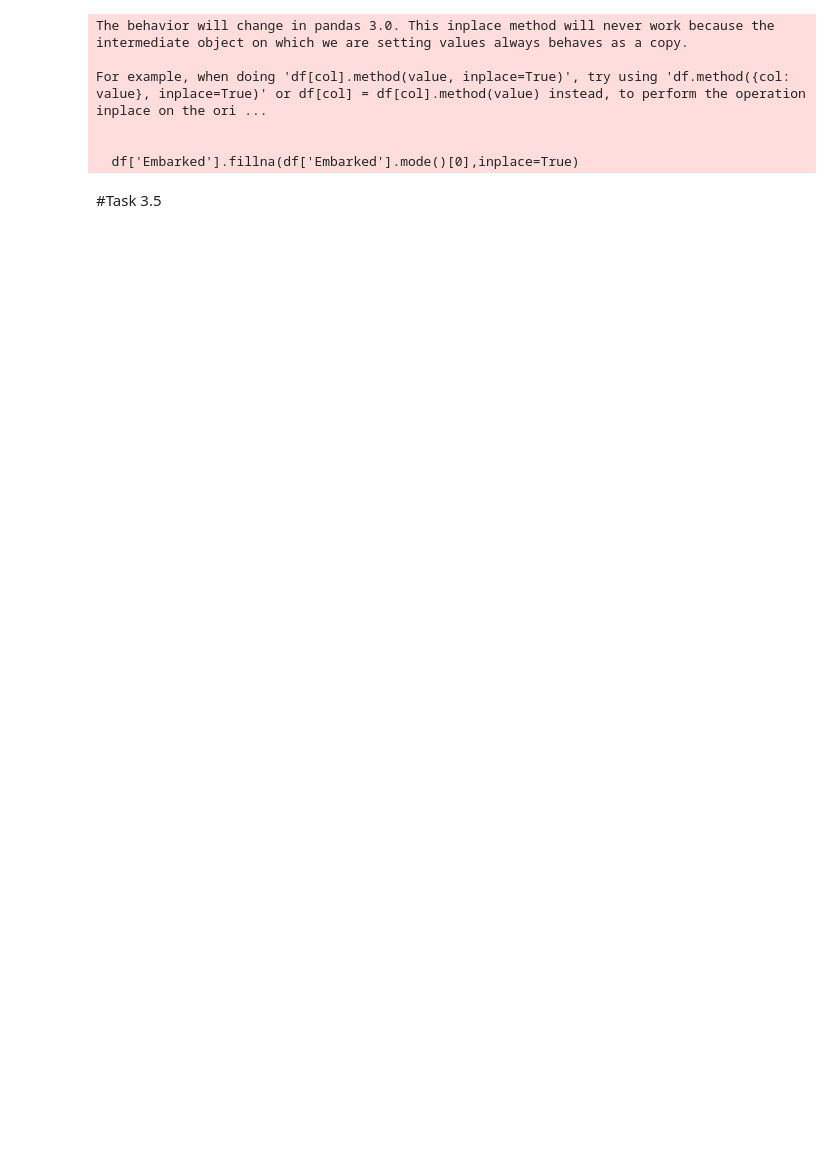
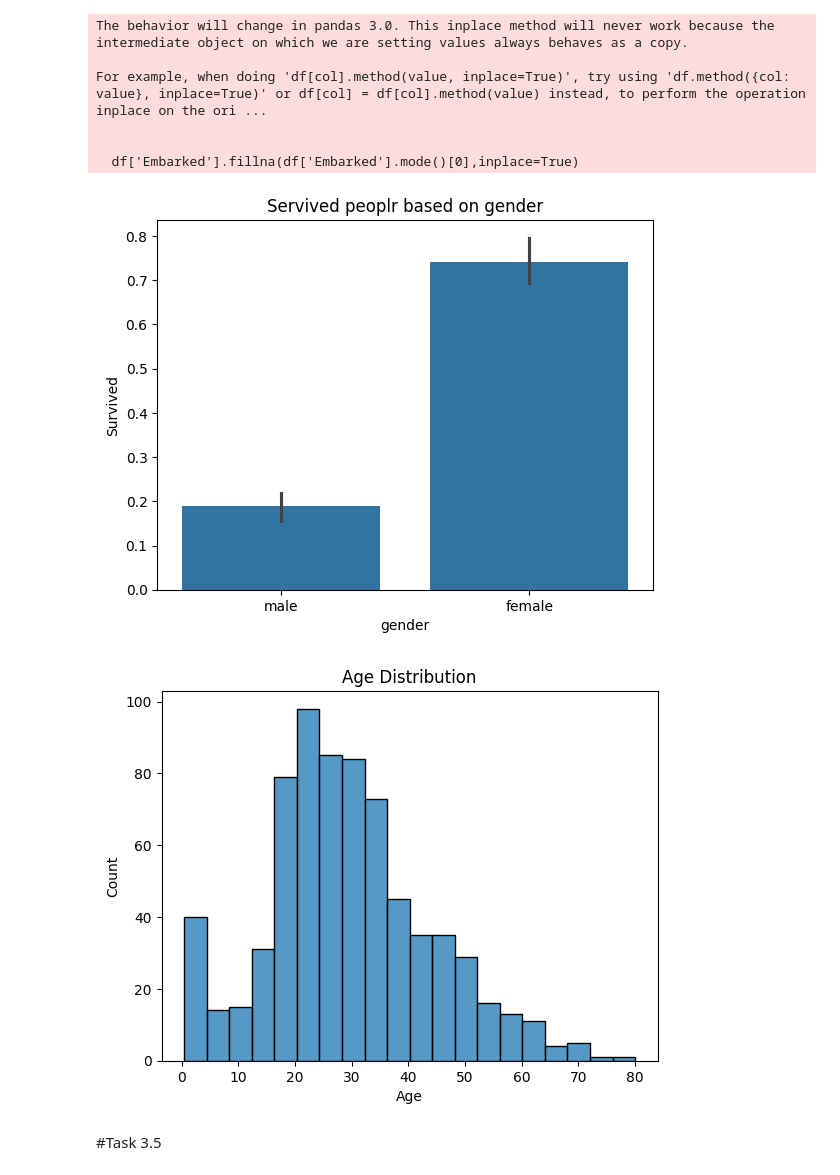
Before and after one commit to Prathibha-bm/take_it_smart, a Jupyter notebook: class15.ipynb, the cells around one changed output. Cells and saved outputs as stored; diff of their text form; code cells hidden in the pictures; blank space fills up the shorter version.

```diff
--- a/class15.ipynb
+++ b/class15.ipynb
@@ -2,7 +2,7 @@
 <a href="https://colab.research.google.com/github/Prathibha-bm/take_it_smart/blob/main/class15.ipynb" target="_parent"><img src="https://colab.research.google.com/assets/colab-badge.svg" alt="Open In Colab"/></a>
 # %%
 import pandas as pd
-df=pd.read_csv('/Titanic-Dataset.csv')
+df=pd.read_csv('/content/Titanic-Dataset.csv')
 df.head()
 
 print(df.info())
@@ -23,9 +23,9 @@ print('\n 2)\n',x)
 df.groupby('gender')['Age'].median()
 print('\n 3)\n',x)
 
-#problrm 4
+'''#problrm 4
 df.fillna({'Age':'unknown'},inplace=True)
-print('\n 4) \n',df.isnull().sum())
+print('\n 4) \n',df.isnull().sum())'''
 
 #problrm 5
 df['Embarked'].fillna(df['Embarked'].mode()[0],inplace=True)
@@ -36,6 +36,19 @@ df.drop(columns=['Cabin'],inplace=True)
 print('\n 6) \n',df.isnull().sum(),'\n \n')
 
 df.to_csv('titanic_cleaned.csv')
+
+import matplotlib.pyplot as plt
+import seaborn as sns
+
+sns.barplot(x='gender',y="Survived",data=df)
+plt.title("Servived peoplr based on gender")
+plt.show()
+
+ #age distribution
+
+sns.histplot(df['Age'],bins=20)
+plt.title('Age Distribution')
+plt.show()
 # %% [output]
 <class 'pandas.core.frame.DataFrame'>
 RangeIndex: 891 entries, 0 to 890
@@ -56,10 +69,12 @@ Embarked       0
 dtype: int64
 The behavior will change in pandas 3.0. This inplace method will never work because the intermediate object on which we are setting values always behaves as a copy.
 
 For example, when doing 'df[col].method(value, inplace=True)', try using 'df.method({col: value}, inplace=True)' or df[col] = df[col].method(value) instead, to perform the operation inplace on the ori ...
 
 
   df['Embarked'].fillna(df['Embarked'].mode()[0],inplace=True)
+[figure, added]
+[figure, added]
 # %% [markdown]
 #Task 3.5
 # %%
```
Also changed, not shown: parts of 2 cells of this notebook.
